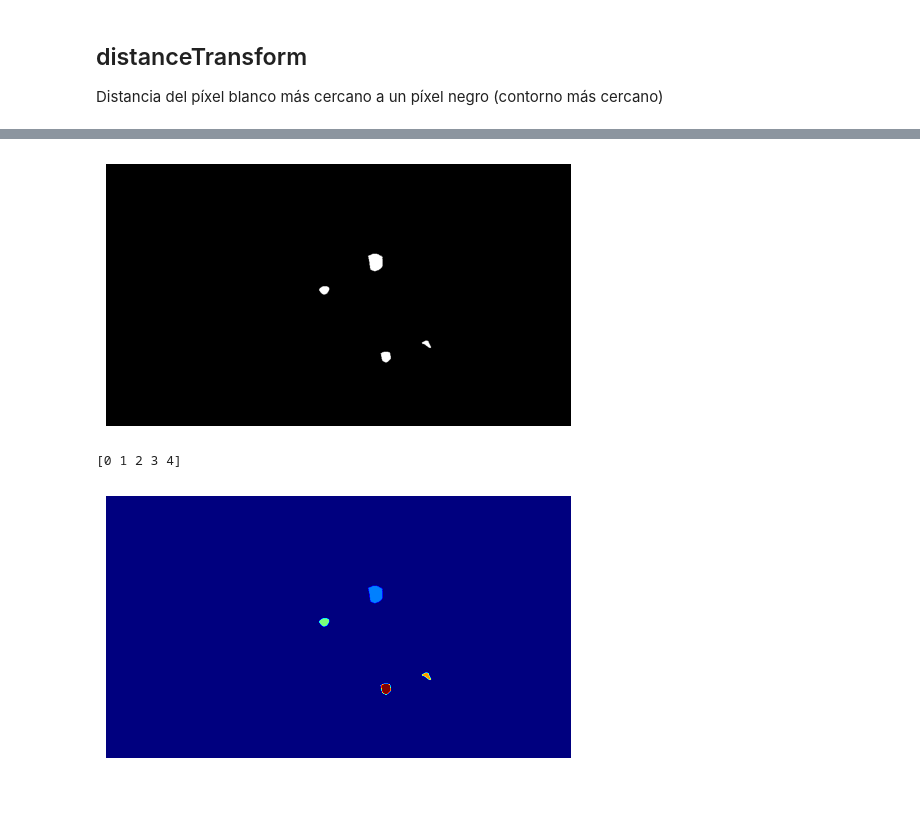
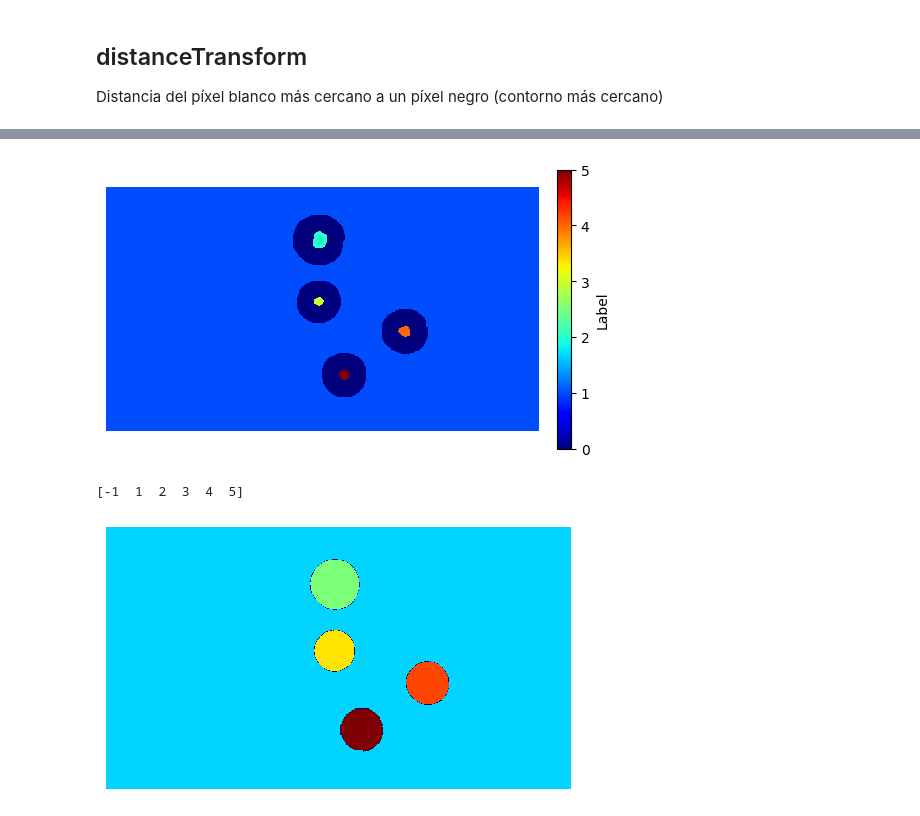
Before and after one commit to deivMM/computer_vision_image_processing, a Jupyter notebook: projects/money_counter/watershed.ipynb, the cells around one changed output, grey strips where cells are left out. Saved outputs shown, nothing was run; the diff lists cells and outputs as text; code cells hidden in the pictures.

```diff
--- a/projects/money_counter/watershed.ipynb
+++ b/projects/money_counter/watershed.ipynb
@@ -64,0 +85,15 @@ plt.show()
+# %%
+sure_fg = np.uint8(sure_fg)
+unknown = cv2.subtract(sure_bg, sure_fg)
+
+f, ax = plt.subplots(1,3, figsize=(10, 6))
+ax[0].imshow(sure_fg, cmap='gray')
+ax[0].axis('off')
+ax[0].set_title('sure_fg')
+ax[1].imshow(sure_bg, cmap='gray')
+ax[1].axis('off')
+ax[1].set_title('sure_bg')
+ax[2].imshow(unknown, cmap='gray')
+ax[2].axis('off')
+ax[2].set_title('unknown')
+plt.show()
@@ -64,0 +107,13 @@ plt.show()
+# %%
+n_labels, labels = cv2.connectedComponents(sure_fg)
+
+print(np.unique(labels))
+print(n_labels)
+labels = labels+1
+print(np.unique(labels))
+
+f, ax = plt.subplots(figsize=(6, 6))
+im = ax.imshow(labels, cmap='jet', interpolation='nearest')
+f.colorbar(im, ax=ax, label='Label', ticks=np.arange(labels.max() + 1), fraction=.03, pad=0.04)
+ax.axis('off')
+plt.show()
@@ -65,22 +125,24 @@ plt.show()
 # %%
-_, distThresh = cv2.threshold(dist_transform,35,255,cv2.THRESH_BINARY)
+labels[unknown==255] = 0
 
 f, ax = plt.subplots(figsize=(6, 6))
-ax.imshow(distThresh, cmap='gray')
+im = ax.imshow(labels, cmap='jet', interpolation='nearest')
+f.colorbar(im, ax=ax, label='Label', ticks=np.arange(labels.max() + 1), fraction=.03, pad=0.04)
 ax.axis('off')
 plt.show()
 # %% [output]
-[figure, old version]
+[figure, new version]
 # %%
-distThresh = np.uint8(distThresh)
-_, labels = cv2.connectedComponents(distThresh)
+# El valor -1 indica que el píxel pertenece a la línea de división o borde entre diferentes regiones
+# intenta encontrar "líneas de división" (o "bordes") en la imagen
+labels = cv2.watershed(img, labels)
 
 print(np.unique(labels))
 
 f, ax = plt.subplots(figsize=(6, 6))
-ax.imshow(labels, cmap='jet')
+ax.imshow(labels, cmap='jet', interpolation='nearest')
 ax.axis('off')
 plt.show()
 # %% [output]
-[0 1 2 3 4]
+[-1  1  2  3  4  5]
-[figure, old version]
+[figure, new version]
```
Also changed, not shown: parts of 12 cells of this notebook, 1 other file.
